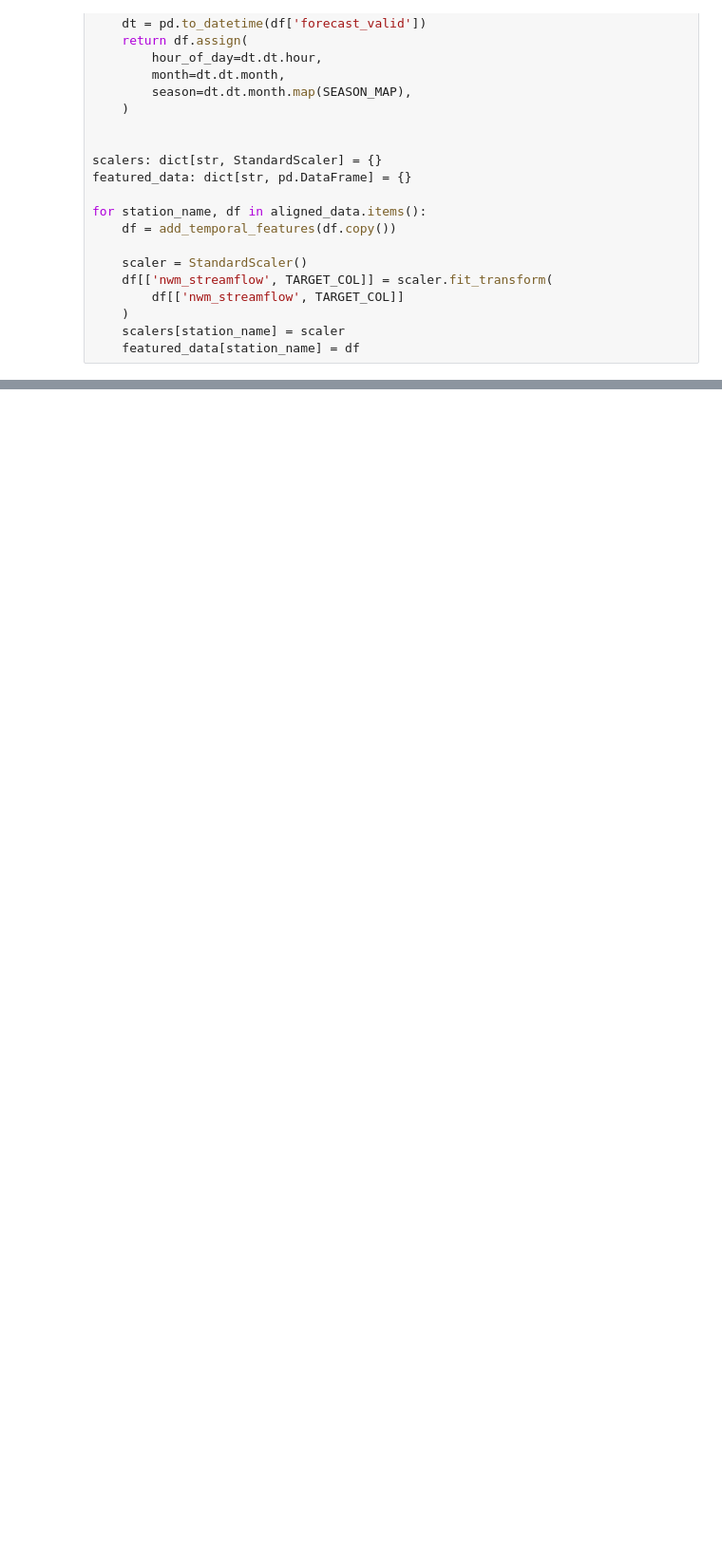
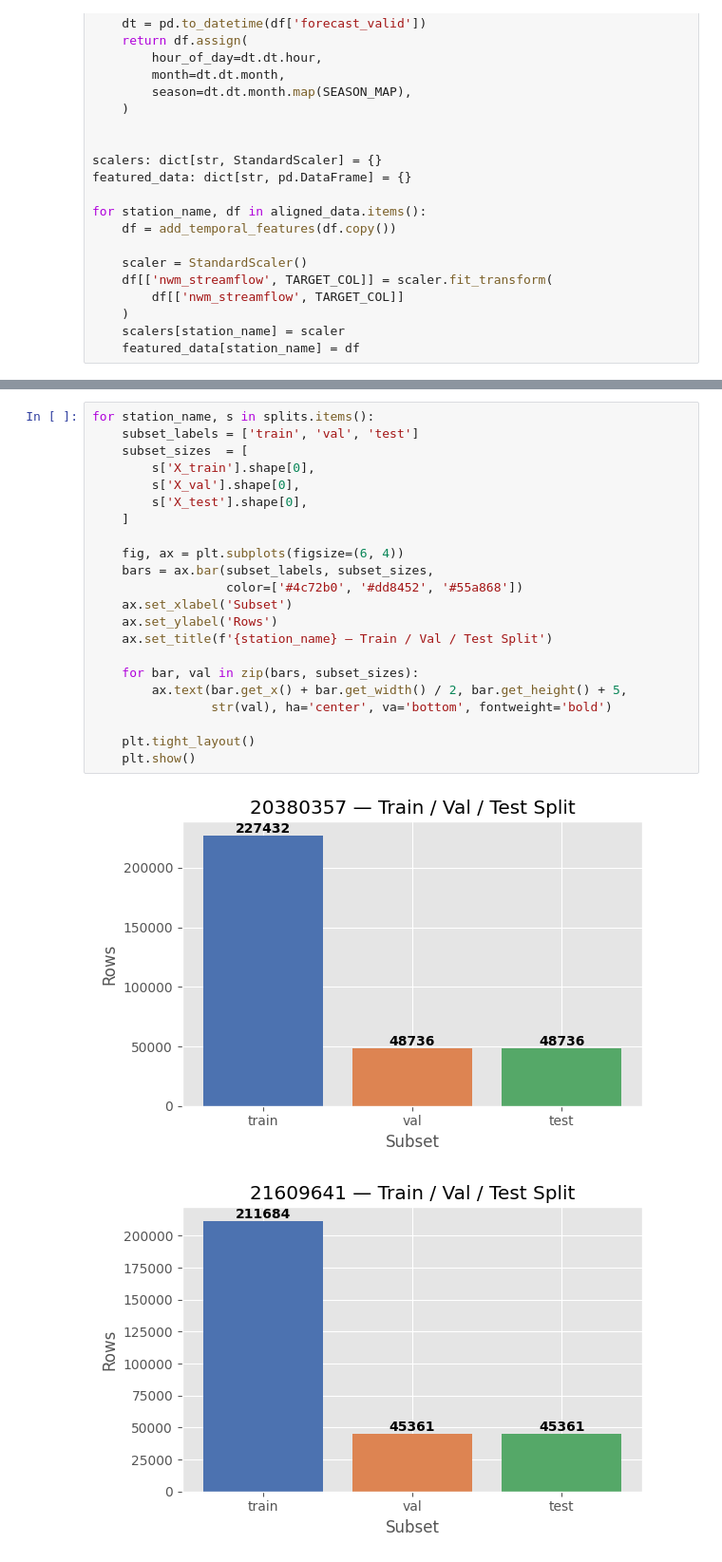
Before and after one commit to malloryr810/AI-Final-Project-GroupRRM, a Jupyter notebook: Forecastset.ipynb, the cells around one changed output, grey strips where cells are left out. Shown at 95% size. Drawn from its saved outputs; the diff is of its cells as text; blank space fills up the shorter version.

```diff
--- a/Forecastset.ipynb
+++ b/Forecastset.ipynb
@@ -366,0 +462,25 @@ for station_name, df in featured_data.items():
+# %%
+for station_name, s in splits.items():
+    subset_labels = ['train', 'val', 'test']
+    subset_sizes  = [
+        s['X_train'].shape[0],
+        s['X_val'].shape[0],
+        s['X_test'].shape[0],
+    ]
+
+    fig, ax = plt.subplots(figsize=(6, 4))
+    bars = ax.bar(subset_labels, subset_sizes,
+                  color=['#4c72b0', '#dd8452', '#55a868'])
+    ax.set_xlabel('Subset')
+    ax.set_ylabel('Rows')
+    ax.set_title(f'{station_name} — Train / Val / Test Split')
+
+    for bar, val in zip(bars, subset_sizes):
+        ax.text(bar.get_x() + bar.get_width() / 2, bar.get_height() + 5,
+                str(val), ha='center', va='bottom', fontweight='bold')
+
+    plt.tight_layout()
+    plt.show()
+# %% [output]
+[figure, added]
+[figure, added]
```
Also changed, not shown: parts of 7 cells of this notebook.
